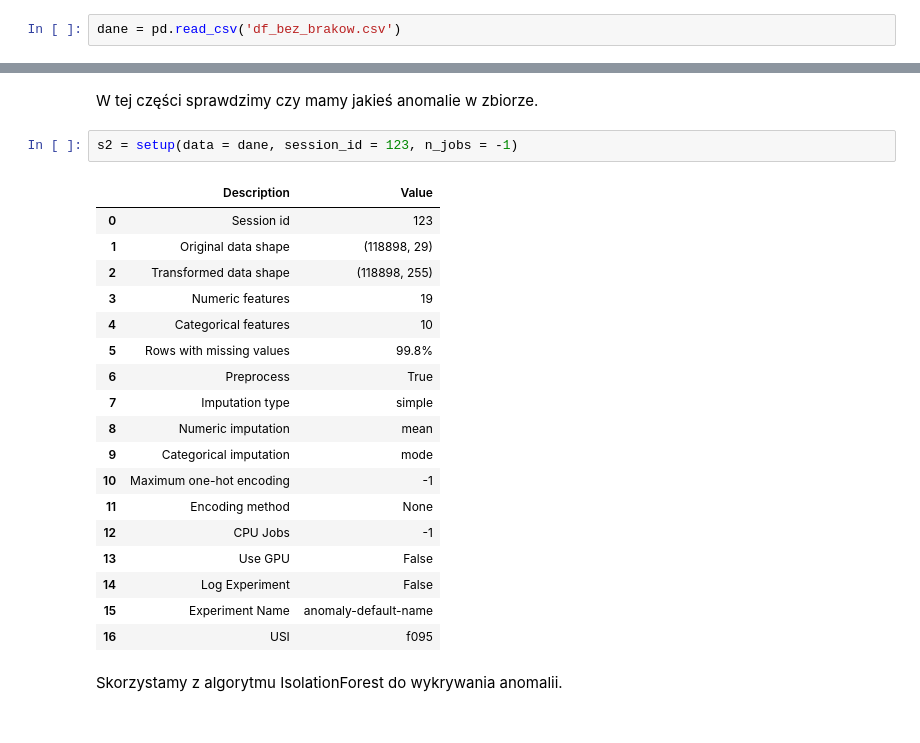
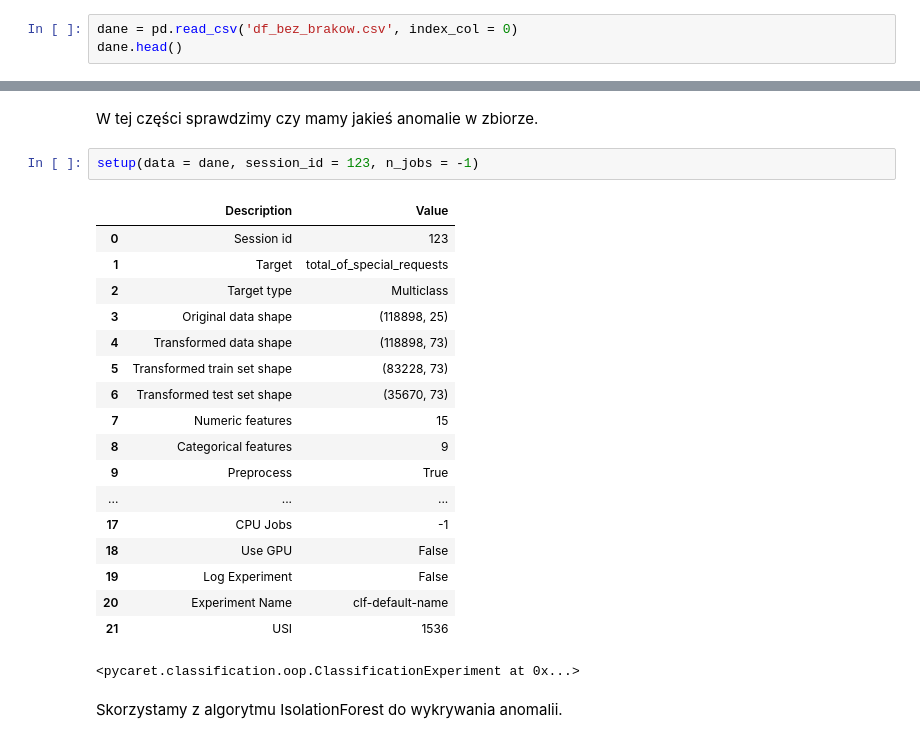
Before and after one commit to SzymonMak/HotelBookingsDataAnalysis, a Jupyter notebook: final_analysis.ipynb, the cells around one changed output, grey strips where cells are left out. Saved outputs shown, nothing was run; the diff lists cells and outputs as text.

```diff
--- a/final_analysis.ipynb
+++ b/final_analysis.ipynb
@@ -191,4 +192,5 @@ Zanim przejdziemy dalej zapiszemy jeszcze zbiór bez braków danych.
 # %%
 dane.to_csv('df_bez_brakow.csv')
 # %%
-dane = pd.read_csv('df_bez_brakow.csv')
+dane = pd.read_csv('df_bez_brakow.csv', index_col = 0)
+dane.head()
@@ -237,26 +285,26 @@ Najlepiej z zadaniem klasyfikacji radzą sobie modele oparte na drzewach decyzyj
 # %% [markdown]
 W tej części sprawdzimy czy mamy jakieś anomalie w zbiorze.
 # %%
-s2 = setup(data = dane, session_id = 123, n_jobs = -1)
+setup(data = dane, session_id = 123, n_jobs = -1)
 # %% [output]
 |  | Description | Value |
 | 0 | Session id | 123 |
-| 1 | Original data shape | (118898, 29) |
-| 2 | Transformed data shape | (118898, 255) |
-| 3 | Numeric features | 19 |
-| 4 | Categorical features | 10 |
-| 5 | Rows with missing values | 99.8% |
-| 6 | Preprocess | True |
-| 7 | Imputation type | simple |
-| 8 | Numeric imputation | mean |
-| 9 | Categorical imputation | mode |
-| 10 | Maximum one-hot encoding | -1 |
-| 11 | Encoding method | None |
-| 12 | CPU Jobs | -1 |
-| 13 | Use GPU | False |
-| 14 | Log Experiment | False |
-| 15 | Experiment Name | anomaly-default-name |
-| 16 | USI | f095 |
+| 1 | Target | total_of_special_requests |
+| 2 | Target type | Multiclass |
+| 3 | Original data shape | (118898, 25) |
+| 4 | Transformed data shape | (118898, 73) |
+| 5 | Transformed train set shape | (83228, 73) |
+| 6 | Transformed test set shape | (35670, 73) |
+| 7 | Numeric features | 15 |
+| 8 | Categorical features | 9 |
+| 9 | Preprocess | True |
+| ... | ... | ... |
+| 17 | CPU Jobs | -1 |
+| 18 | Use GPU | False |
+| 19 | Log Experiment | False |
+| 20 | Experiment Name | clf-default-name |
+| 21 | USI | 1536 |
+<pycaret.classification.oop.ClassificationExperiment at 0x...>
 # %% [markdown]
 Skorzystamy z algorytmu IsolationForest do wykrywania anomalii.
 # %%
```
Also changed, not shown: parts of 13 cells of this notebook, 1 other file.
